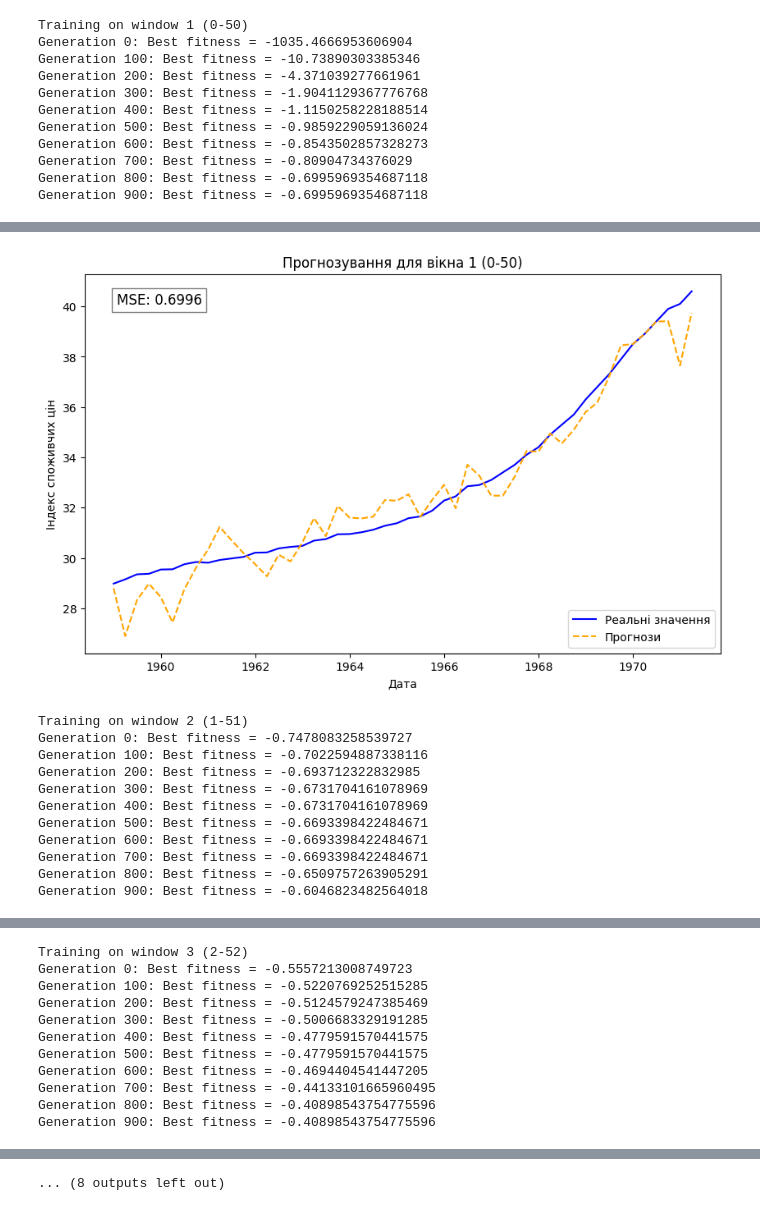
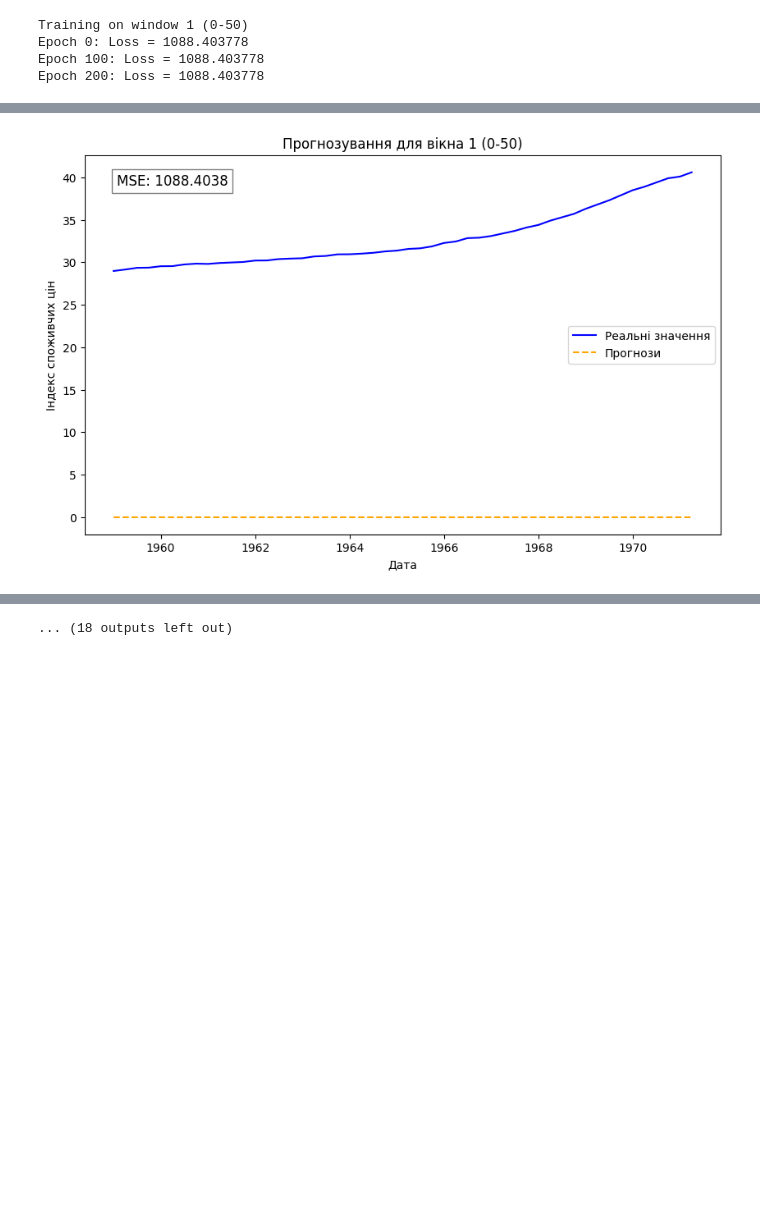
Before and after one commit to AdobyY/NN, a Jupyter notebook: genetic copy.ipynb, the cells around one changed output, grey strips where cells are left out. Cells and saved outputs as stored; diff of their text form; code cells hidden in the pictures; blank space fills up the shorter version.

Commit message:
Add weight setting method, implement additional activation functions, and enhance gradient descent optimizer

```diff
--- a/genetic copy.ipynb
+++ b/genetic copy.ipynb
@@ -25,16 +25,15 @@ y = y.reshape(-1, 1)
 # %%
 from model import NeuralNetwork
 from layers import DenseLayer
-from optimizers import GradientDescentOptimizer
-from activations import ReLU
+from optimizers import GD
+from activations import *
 
 
 model = NeuralNetwork(X.shape[1])
-model.add_layer(DenseLayer(num_inputs=X.shape[1], num_neurons=8, activation_func=ReLU()))
-model.add_layer(DenseLayer(num_inputs=8, num_neurons=1, activation_func=ReLU()))
+model.add_layer(DenseLayer(num_inputs=X.shape[1], num_neurons=16, activation_func=Tanh()))
+model.add_layer(DenseLayer(num_inputs=16, num_neurons=1, activation_func=ReLU()))
 
-# Налаштування оптимізатора
-optimizer = GradientDescentOptimizer()
+model.load_weights("model_weights.pkl")
 
-history = model.fit(X, y, epochs=1000, optimizer=optimizer)
+history = model.fit(X, y, epochs=1000, optimizer=GD(learning_rate=0.001))
 # %% [output]
@@ -55,7 +63,7 @@ def sliding_window_training(X, y, folder, window_size=12, num_windows=10):
         y_window = y[start_index:end_index]
 
         # Навчання мережі на поточному вікні
-        model.fit(X_window, y_window, epochs=1000, optimizer=optimizer)
+        model.fit(X_window, y_window, epochs=1000, optimizer=GD())
         # Прогнозування
         predictions = model.forward(X_window)
 
@@ -104,13 +112,6 @@ X_scaled = scaler.fit_transform(X)
 sliding_window_training(X_scaled, y, "full", window_size=50, num_windows=10)
 # %% [output]
 Training on window 1 (0-50)
-Generation 0: Best fitness = -1035.4666953606904
-Generation 100: Best fitness = -10.73890303385346
-Generation 200: Best fitness = -4.371039277661961
-Generation 300: Best fitness = -1.9041129367776768
-Generation 400: Best fitness = -1.1150258228188514
-Generation 500: Best fitness = -0.9859229059136024
-Generation 600: Best fitness = -0.8543502857328273
-Generation 700: Best fitness = -0.80904734376029
-Generation 800: Best fitness = -0.6995969354687118
-Generation 900: Best fitness = -0.6995969354687118
+Epoch 0: Loss = 1088.403778
+Epoch 100: Loss = 1088.403778
+Epoch 200: Loss = 1088.403778
@@ -117,12 +125 @@ Generation 900: Best fitness = -0.6995969354687118
-[figure, old version]
+[figure, new version]
-Training on window 2 (1-51)
-Generation 0: Best fitness = -0.7478083258539727
-Generation 100: Best fitness = -0.7022594887338116
-Generation 200: Best fitness = -0.693712322832985
-Generation 300: Best fitness = -0.6731704161078969
-Generation 400: Best fitness = -0.6731704161078969
-Generation 500: Best fitness = -0.6693398422484671
-Generation 600: Best fitness = -0.6693398422484671
-Generation 700: Best fitness = -0.6693398422484671
-Generation 800: Best fitness = -0.6509757263905291
-Generation 900: Best fitness = -0.6046823482564018
@@ -130,11 +137,0 @@ Generation 900: Best fitness = -0.6046823482564018
-Training on window 3 (2-52)
-Generation 0: Best fitness = -0.5557213008749723
-Generation 100: Best fitness = -0.5220769252515285
-Generation 200: Best fitness = -0.5124579247385469
-Generation 300: Best fitness = -0.5006683329191285
-Generation 400: Best fitness = -0.4779591570441575
-Generation 500: Best fitness = -0.4779591570441575
-Generation 600: Best fitness = -0.4694404541447205
-Generation 700: Best fitness = -0.44133101665960495
-Generation 800: Best fitness = -0.40898543754775596
-Generation 900: Best fitness = -0.40898543754775596
@@ -178,4 +162,4 @@ Generation 900: Best fitness = -0.2907424093077443
-... (8 outputs left out)
+... (18 outputs left out)
 # %%
 model.save_weights("model_weights.pkl")
 # %%
```
Also changed, not shown: parts of 3 cells of this notebook, 25 other files.
